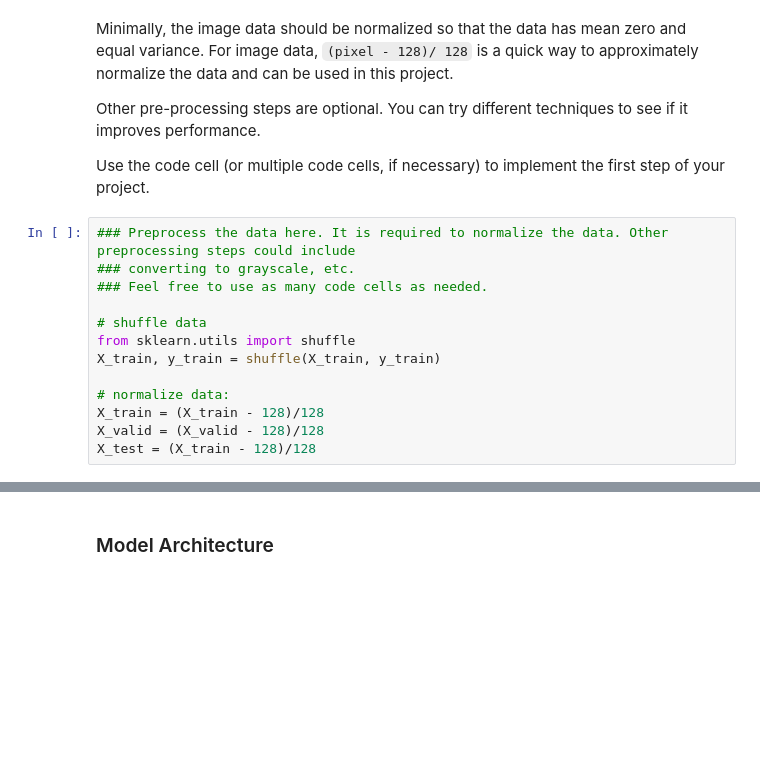
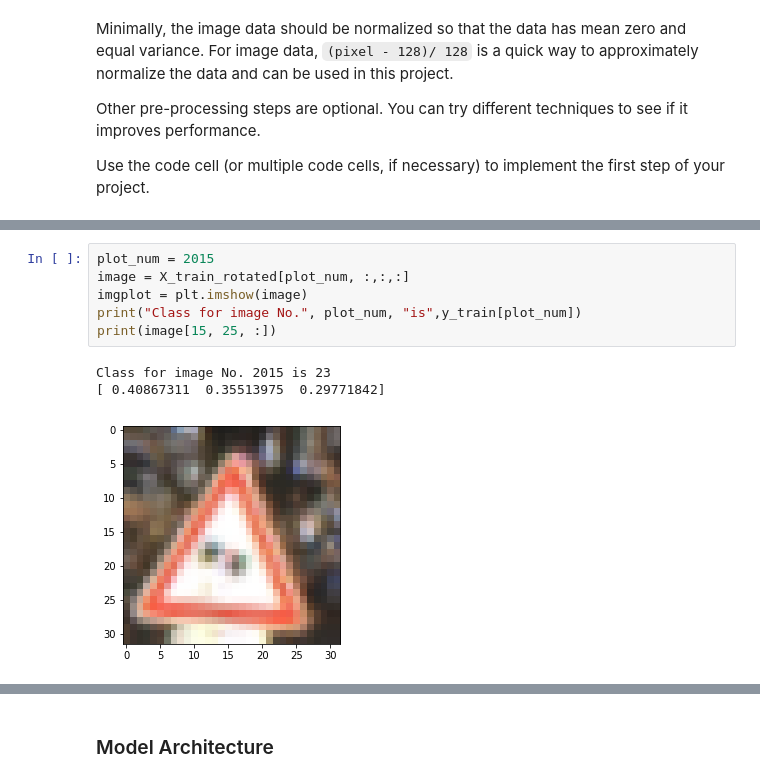
Before and after one commit to wwoody827/CarND-Traffic-Sign-Classifier-Project, a Jupyter notebook: Traffic_Sign_Classifier.ipynb, the cells around one changed output, grey strips where cells are left out. Cells and saved outputs as stored; diff of their text form; blank space fills up the shorter version.

```diff
--- a/Traffic_Sign_Classifier.ipynb
+++ b/Traffic_Sign_Classifier.ipynb
@@ -154,16 +156,3 @@ Minimally, the image data should be normalized so that the data has mean zero an
 Other pre-processing steps are optional. You can try different techniques to see if it improves performance.
 
 Use the code cell (or multiple code cells, if necessary) to implement the first step of your project.
-# %%
-### Preprocess the data here. It is required to normalize the data. Other preprocessing steps could include
-### converting to grayscale, etc.
-### Feel free to use as many code cells as needed.
-
-# shuffle data
-from sklearn.utils import shuffle
-X_train, y_train = shuffle(X_train, y_train)
-
-# normalize data:
-X_train = (X_train - 128)/128
-X_valid = (X_valid - 128)/128
-X_test = (X_train - 128)/128
@@ -169,0 +225,10 @@ X_test = (X_train - 128)/128
+# %%
+plot_num = 2015
+image = X_train_rotated[plot_num, :,:,:]
+imgplot = plt.imshow(image)
+print("Class for image No.", plot_num, "is",y_train[plot_num])
+print(image[15, 25, :])
+# %% [output]
+Class for image No. 2015 is 23
+[ 0.40867311  0.35513975  0.29771842]
+[figure, added]
```
Also changed, not shown: parts of 16 cells of this notebook, 44 other files.
